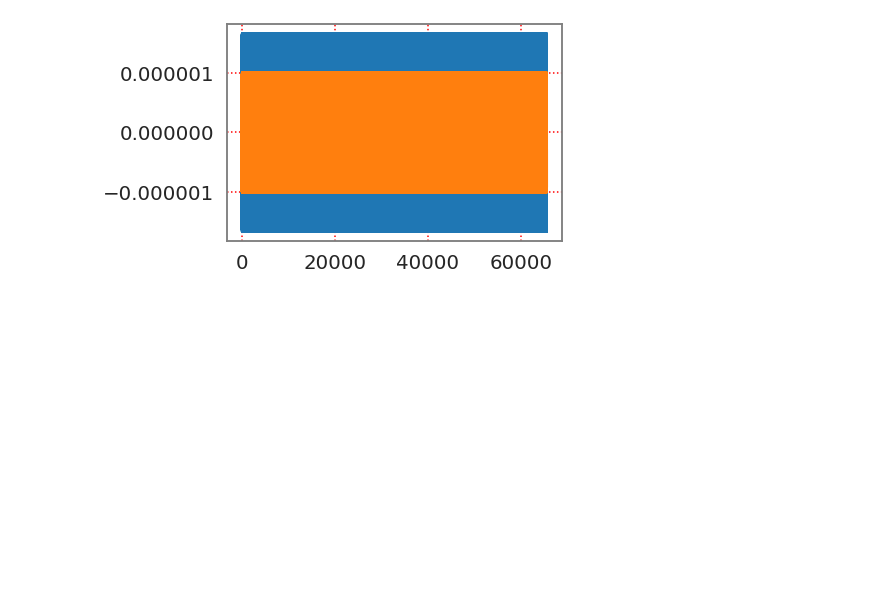
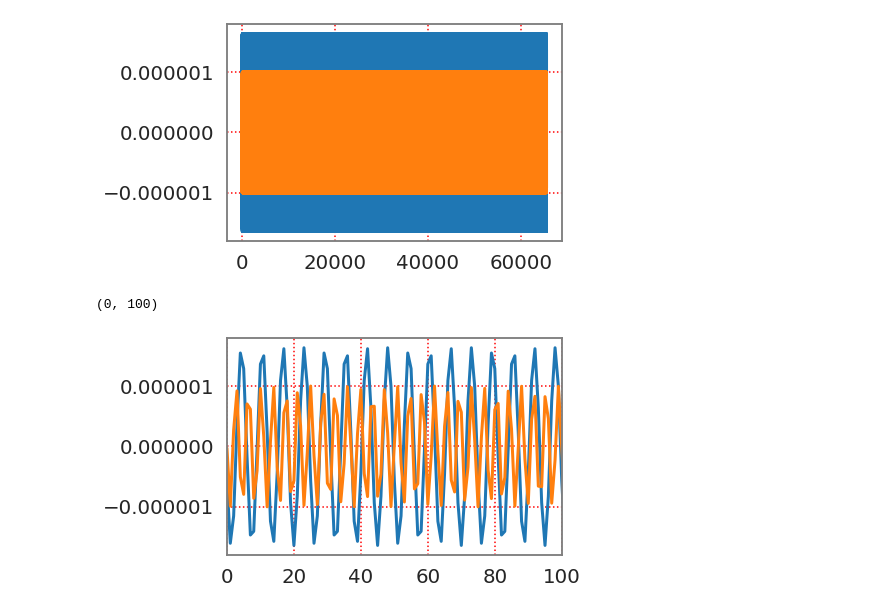
Before and after one commit to aoeftiger/sixtracklib_pyht_playground, a Jupyter notebook: sis100/SIS100.ipynb, the cells around one changed output. Drawn from its saved outputs; the diff is of its cells as text; code cells hidden in the pictures; blank space fills up the shorter version.

```diff
--- a/sis100/SIS100.ipynb
+++ b/sis100/SIS100.ipynb
@@ -192,3 +210,10 @@ plt.plot(rec_y)
 # %% [output]
 [<matplotlib.lines.Line2D at 0x...>]
 [figure]
+# %%
+plt.plot(rec_x)
+plt.plot(rec_y)
+plt.xlim(0, 100)
+# %% [output]
+(0, 100)
+[figure, added]
```
Also changed, not shown: parts of 31 cells of this notebook, 1 other file.
